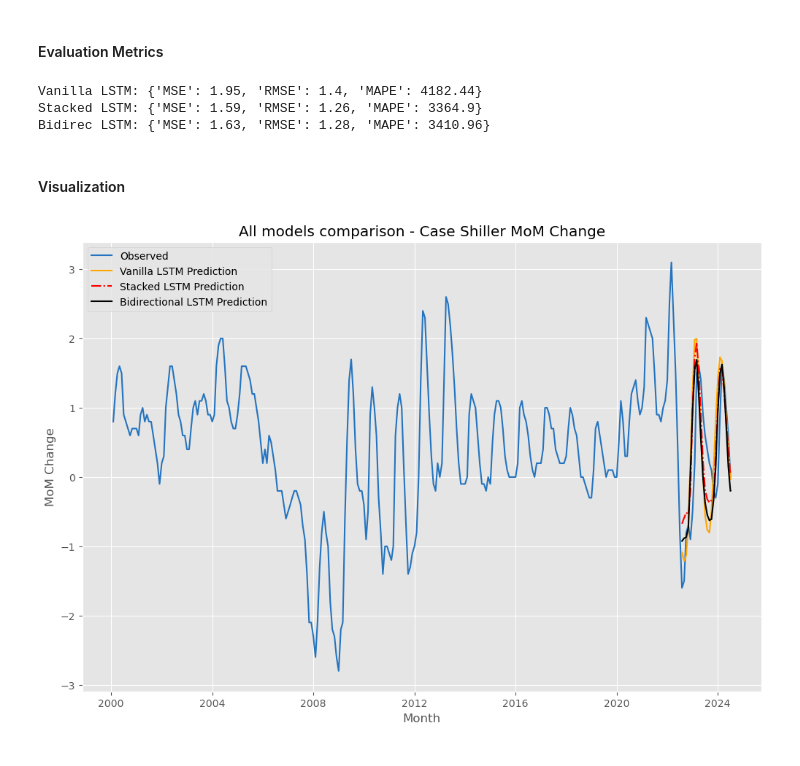
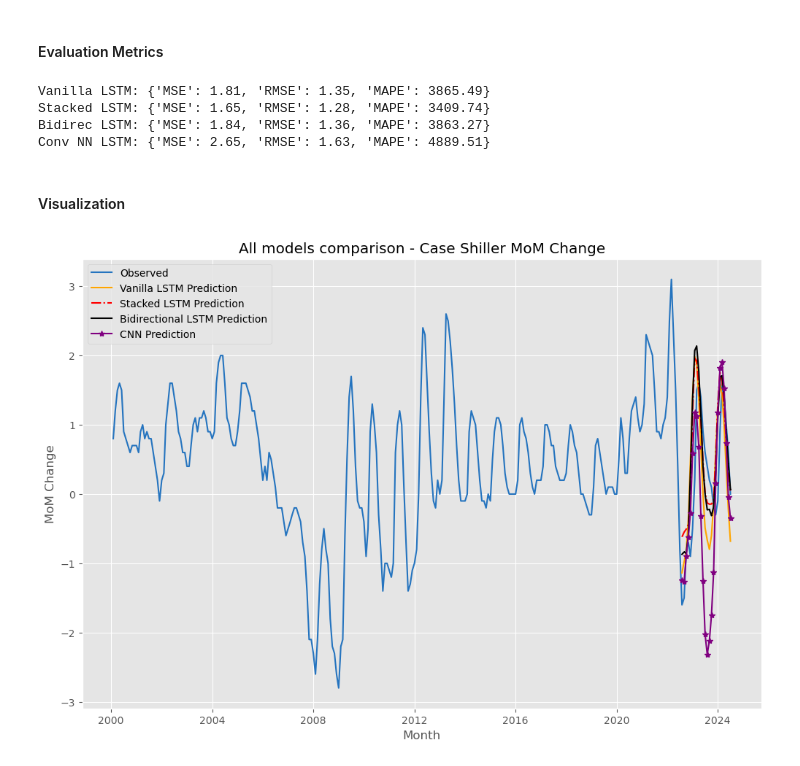
Before and after one commit to stdost/retail_store_sales_forecasting, a Jupyter notebook: notebooks/Case Shiller MoM All Models v3.ipynb, the cells around one changed output. Drawn from its saved outputs; the diff is of its cells as text; code cells hidden in the pictures.

```diff
--- a/notebooks/Case Shiller MoM All Models v3.ipynb
+++ b/notebooks/Case Shiller MoM All Models v3.ipynb
@@ -173,7 +173,7 @@ train_y = torch.tensor([seq[1] for seq in train_sequences], dtype=torch.float32)
 # %%
 n_features = 1
 batch_size = 10
-epochs = 50
+epochs = 100
 n_runs = 3
 # %% [markdown]
 #### Dataset and Dataloader
@@ -525,0 +553,25 @@ class CNNModel(nn.Module):
+# %%
+# Averaging over multiple runs (to keep the loop structure like in the original code)
+store4 = np.zeros((n_input, n_runs))
+
+for i in range(n_runs):
+    #reset_weights(model)  # Reset the weights to random
+    model = CNNModel(n_input, n_features).to(device)
+    train_model(model, train_loader, epochs)
+    pred_list = []
+
+    batch = train_data[-n_input:].reshape((1, n_input, n_features))
+    batch = torch.tensor(batch, dtype=torch.float32).to(device)
+
+    with torch.no_grad():
+        for j in range(n_input):
+            pred = model(batch).item()
+            pred_list.append(pred)
+           # Update the batch by appending the prediction and removing the first element
+            pred_tensor = torch.tensor([[[pred]]], dtype=torch.float32).to(device)  # Ensure pred is on device
+            batch = torch.cat((batch[:, 1:, :], pred_tensor), dim=1)
+
+    store4[:, i] = scaler.inverse_transform(np.array(pred_list).reshape(-1, 1)).flatten()
+
+# Averaging predictions
+final_cnn = np.mean(store4, axis=1)
@@ -531,30 +630,31 @@ class CNNModel(nn.Module):
 print(f"Vanilla LSTM: {vanilla_lstm}")
 print(f"Stacked LSTM: {stacked_lstm}")
 print(f"Bidirec LSTM: {bidirec_lstm}")
-# print(f"Conv NN LSTM: {cnn}")
+print(f"Conv NN LSTM: {cnn}")
 # %% [output]
-Vanilla LSTM: {'MSE': 1.95, 'RMSE': 1.4, 'MAPE': 4182.44}
-Stacked LSTM: {'MSE': 1.59, 'RMSE': 1.26, 'MAPE': 3364.9}
-Bidirec LSTM: {'MSE': 1.63, 'RMSE': 1.28, 'MAPE': 3410.96}
+Vanilla LSTM: {'MSE': 1.81, 'RMSE': 1.35, 'MAPE': 3865.49}
+Stacked LSTM: {'MSE': 1.65, 'RMSE': 1.28, 'MAPE': 3409.74}
+Bidirec LSTM: {'MSE': 1.84, 'RMSE': 1.36, 'MAPE': 3863.27}
+Conv NN LSTM: {'MSE': 2.65, 'RMSE': 1.63, 'MAPE': 4889.51}
 # %% [markdown]
 #### Visualization
 # %%
 # report performance
 rcParams['figure.figsize'] = 12, 8
 # line plot of observed vs predicted
 plt.plot(data.index,data,label="Observed",color='#2574BF')
 #Vanilla LSTM
 plt.plot(data[split:].index,final_vanilla,label="Vanilla LSTM Prediction",linestyle= "-", color='orange')
 #Stacked LSTM
 plt.plot(data[split:].index,final_stacked,label="Stacked LSTM Prediction",linestyle= "-.", color="red")
 #Bidirectional LSTM
 plt.plot(data[split:].index,final_bidirec,label="Bidirectional LSTM Prediction",marker=',',color='black')
 #CNN model
-# plt.plot(data[split:].index,final_cnn,label="CNN Prediction",marker="*",color="purple")
+plt.plot(data[split:].index,final_cnn,label="CNN Prediction",marker="*",color="purple")
 plt.title('All models comparison - Case Shiller MoM Change')
 plt.xlabel('Month')
 plt.ylabel('MoM Change')
 plt.legend(loc='upper left')
 plt.show()
 # %% [output]
-[figure, old version]
+[figure, new version]
```
Also changed, not shown: parts of 24 cells of this notebook.
